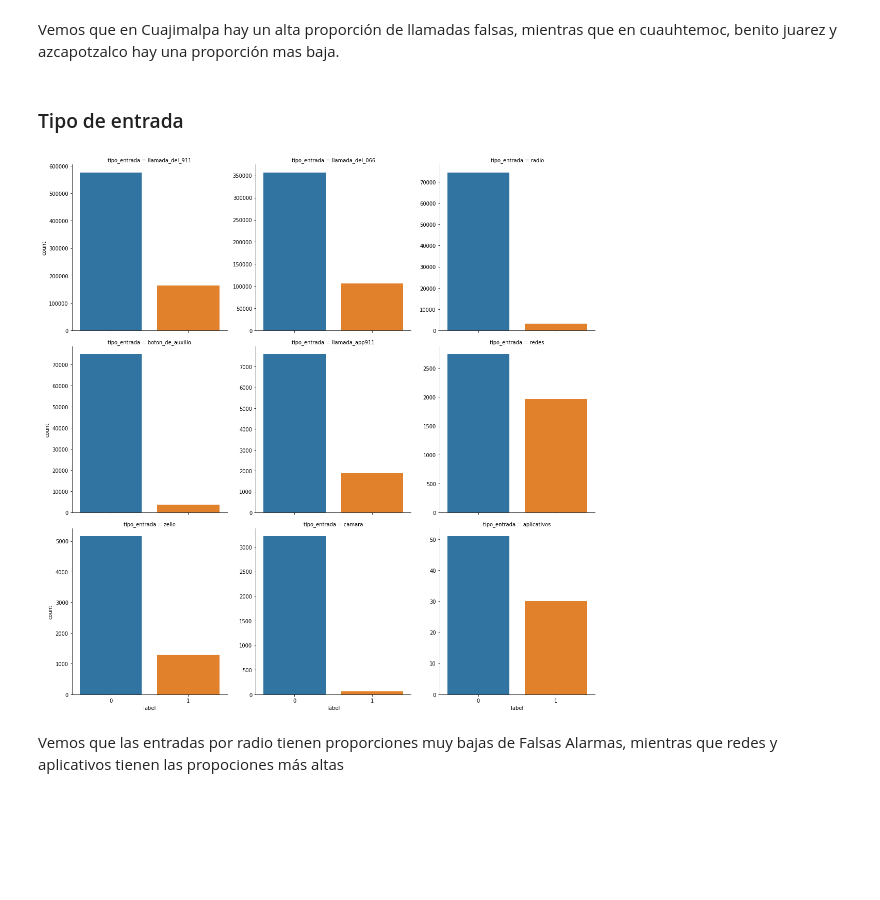
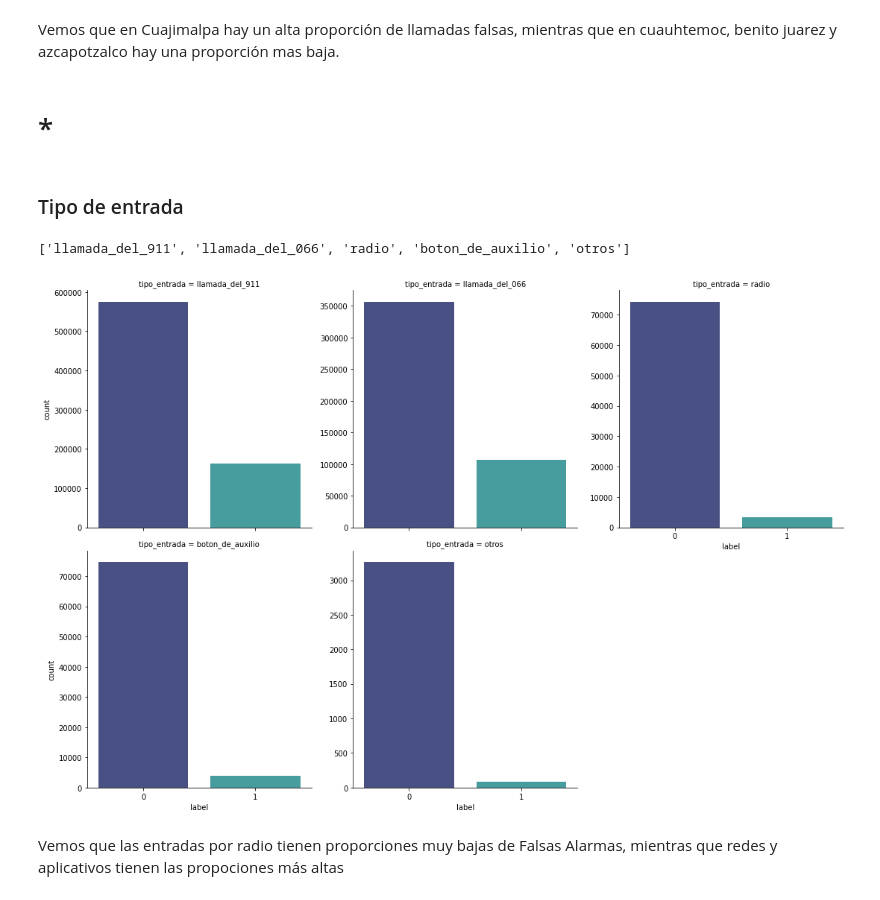
Before and after one commit to mhnk77/proyecto_1_E3_intro_ds, a Jupyter notebook: GEDA.ipynb, the cells around one changed output. Cells and saved outputs as stored; diff of their text form; code cells hidden in the pictures; blank space fills up the shorter version.

```diff
--- a/GEDA.ipynb
+++ b/GEDA.ipynb
@@ -299,0 +254,5 @@ Observemos las proporciones de label a lo largo de cada nivel de algunas variabl
+# %%
+data_copy = data_clean.copy()
+
+incidentes_top = data_clean.incidente_c4.value_counts().head(7).reset_index(name = "n")['index'].values
+data_copy['incidente'] = np.where((data_clean['incidente_c4'].isin(incidentes_top)) ,data_clean['incidente_c4'],"otros" )
@@ -299,0 +262,3 @@ Observemos las proporciones de label a lo largo de cada nivel de algunas variabl
+# %%
+pal = sns.color_palette('mako',2)
+ax = sns.catplot(data = data_copy, x = 'label', kind = 'count', col = 'incidente', col_wrap= 4, sharey = False, palette = pal, col_order = orden_incidentes)
@@ -307,12 +277,22 @@ ax = sns.catplot(data = data_clean, x = 'label', kind = 'count', col = 'delegaci
 # %% [markdown]
 Vemos que en Cuajimalpa hay un alta proporción de llamadas falsas, mientras que en cuauhtemoc, benito juarez y azcapotzalco hay una proporción mas baja.
+# %% [markdown]
+# *
 # %% [markdown]
 ### Tipo de entrada
+# %%
+tipo_entradas_top = data_clean.tipo_entrada.value_counts().head(7).reset_index(name = "n")['index'].values
+data_copy['tipo_entrada'] = np.where((data_clean['tipo_entrada'].isin(tipo_entradas_top)) ,data_clean['tipo_entrada'],"otros" )
+# %%
+orden_entradas = ['llamada_del_911', 'llamada_del_066', 'radio', 'boton_de_auxilio', 'otros']
+orden_entradas
+# %% [output]
+['llamada_del_911', 'llamada_del_066', 'radio', 'boton_de_auxilio', 'otros']
 # %%
-ax = sns.catplot(data = data_clean, x = 'label', kind = 'count', col = 'tipo_entrada', col_wrap= 3, sharey = False,
+ax = sns.catplot(data = data_copy, x = 'label', kind = 'count', col = 'tipo_entrada', col_wrap= 3, sharey = False, palette = pal,
                  col_order = orden_entradas)
 # %% [output]
-[figure, old version]
+[figure, new version]
 # %% [markdown]
 Vemos que las entradas por radio tienen proporciones muy bajas de Falsas Alarmas, mientras que redes y aplicativos tienen las propociones más altas
 # %% [markdown]
```
Also changed, not shown: parts of 41 cells of this notebook.
